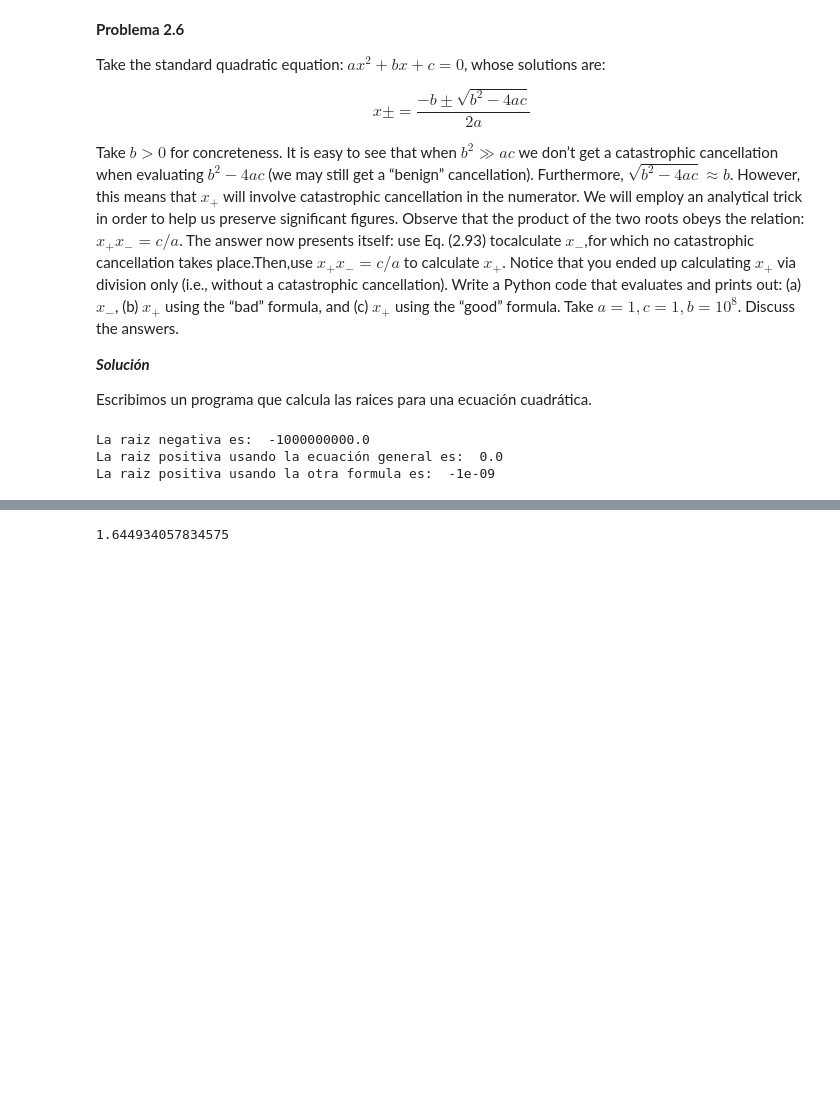
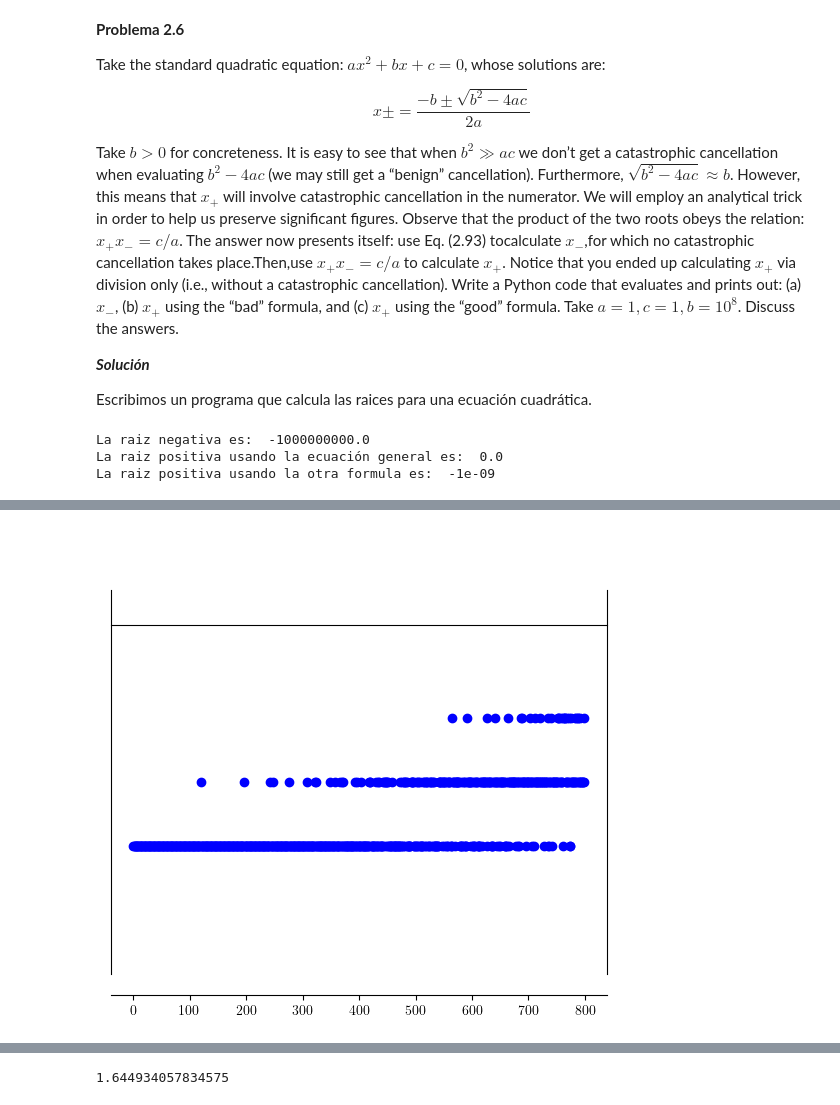
Before and after one commit to Fersv04/Fernanda-MN-2024, a Jupyter notebook: ProblemasCapitulo2.ipynb, the cells around one changed output, grey strips where cells are left out. Drawn from its saved outputs; the diff is of its cells as text; code cells hidden in the pictures; blank space fills up the shorter version.

```diff
--- a/ProblemasCapitulo2.ipynb
+++ b/ProblemasCapitulo2.ipynb
@@ -135,6 +151,0 @@ plotex(xs,rx)
-# %%
-def s(x):
-    s=4-(3*(x-2)*(pow(x-5,2)+4))/(x+(pow(x-2,2))*(pow(x-5,2)+3))
-    return s
-sx=s(complex(1.606,pow(2,-52)))
-print (sx)
@@ -142,0 +177,7 @@ print (sx)
+# %%
+x=range(0,800)
+plt.ylim(8.752376580778485,8.752376580778495)
+plt.plot(x,[s(1.606+2**(-52)*i) for i in x],('bo'))
+plt.show()
+# %% [output]
+[figure, added]
```
Also changed, not shown: parts of 73 cells of this notebook.
